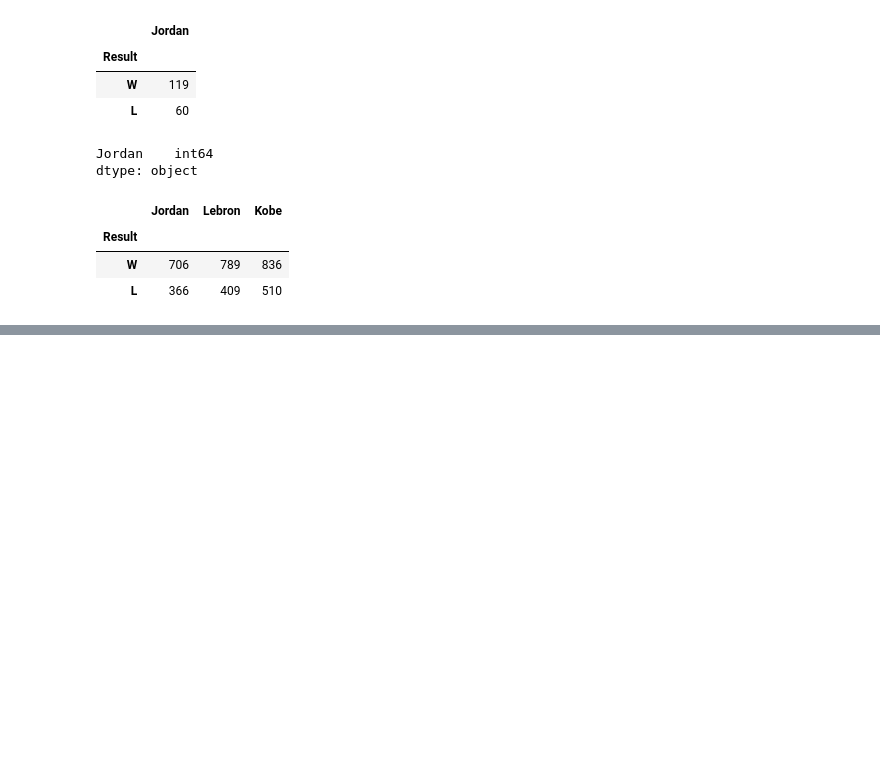
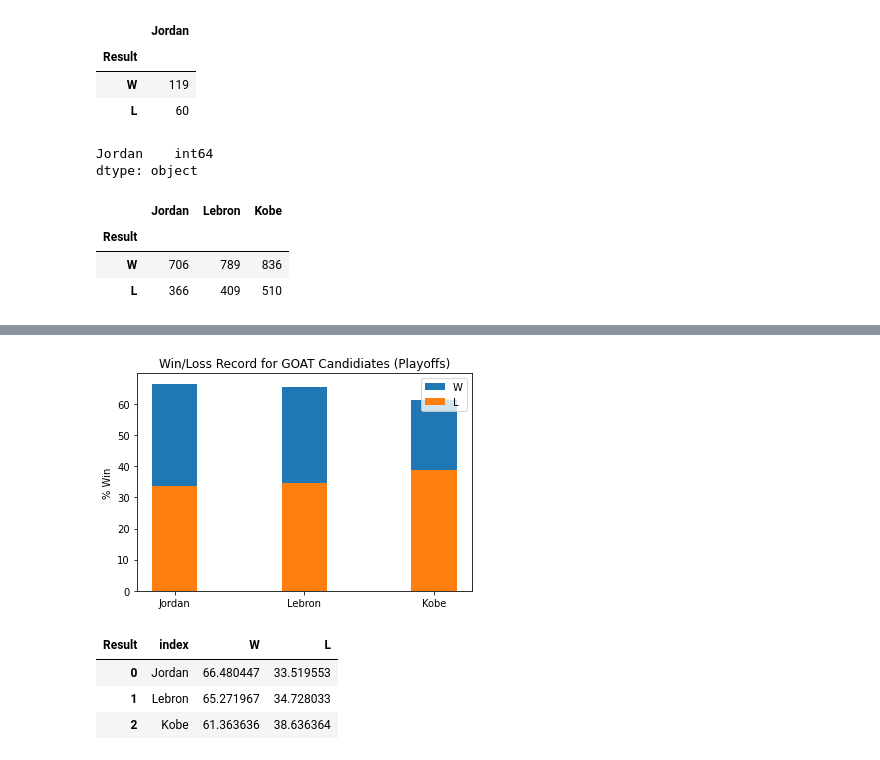
Before and after one commit to tstenner1/Data-Cleanup-and-Analysis-Project, a Jupyter notebook: All Game Stats-Stacked Bar Graph.ipynb, the cells around one changed output, grey strips where cells are left out. Saved outputs shown, nothing was run; the diff lists cells and outputs as text; code cells hidden in the pictures; blank space fills up the shorter version.

```diff
--- a/All Game Stats-Stacked Bar Graph.ipynb
+++ b/All Game Stats-Stacked Bar Graph.ipynb
@@ -226 +226,32 @@ plt.savefig('Win_Loss_PO.png')
 [figure]
+# %%
+total = merge_goat_po.T['W'] + merge_goat_po.T['L']
+rel = merge_goat_po.T.div(total, 0)*100
+# %%
+wins = (rel['W']).to_numpy()
+loss = (rel['L']).to_numpy()
+goat = ['Jordan', 'Lebron', 'Kobe']
+
+width = 0.35
+
+fig, ax = plt.subplots()
+
+ax.bar(goat, wins, width, label='W')
+ax.bar(goat, loss, width,
+       label='L')
+
+ax.set_ylabel('% Win')
+ax.set_title("Win/Loss Record for GOAT Candidiates (Playoffs)")
+ax.legend()
+
+plt.show()
+# %% [output]
+[figure, added]
+# %%
+rel=rel.reset_index()
+rel.head()
+# %% [output]
+| Result | index | W | L |
+| 0 | Jordan | 66.480447 | 33.519553 |
+| 1 | Lebron | 65.271967 | 34.728033 |
+| 2 | Kobe | 61.363636 | 38.636364 |
```
Also changed, not shown: parts of 8 cells of this notebook.
